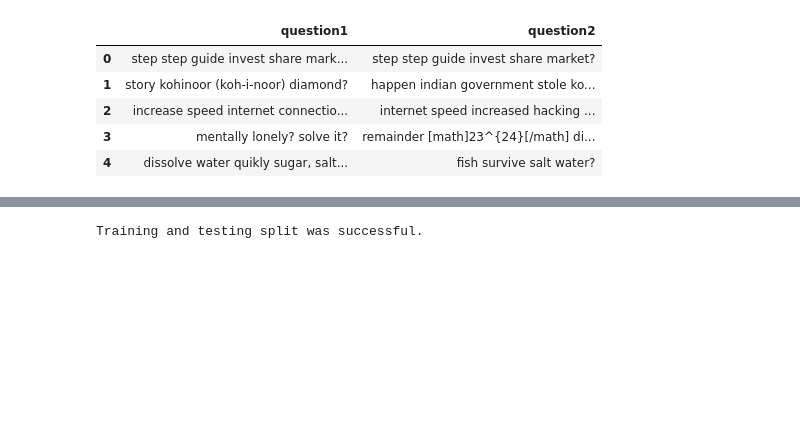
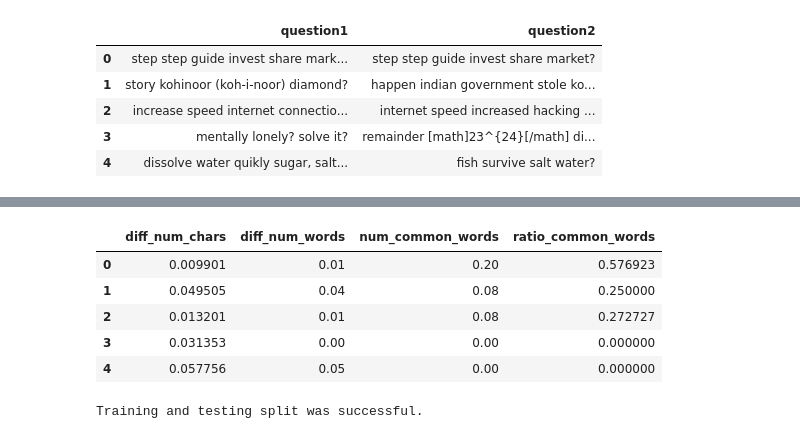
Before and after one commit to adammalpass/quora_duplicates, a Jupyter notebook: quora_duplicates.ipynb, the cells around one changed output, grey strips where cells are left out. Drawn from its saved outputs; the diff is of its cells as text; code cells hidden in the pictures; blank space fills up the shorter version.

Commit message:
Implement minmax scaling before feeding data to model

```diff
--- a/quora_duplicates.ipynb
+++ b/quora_duplicates.ipynb
@@ -199,6 +199,24 @@ display(features.head())
 | 2 | 8 | 1 | 2 | 0.181818 |
 | 3 | 19 | 0 | 0 | 0.000000 |
 | 4 | 35 | 5 | 0 | 0.000000 |
+# %%
+from sklearn import preprocessing
+
+min_max_scaler = preprocessing.MinMaxScaler()
+feature_list = ["diff_num_chars", "diff_num_words", "num_common_words", "ratio_common_words"]
+
+scaled_data = min_max_scaler.fit_transform(features[feature_list])
+
+features_scaled = pd.DataFrame(data = scaled_data, columns=feature_list)
+display(features_scaled.head())
+#display(test)
+# %% [output]
+|  | diff_num_chars | diff_num_words | num_common_words | ratio_common_words |
+| 0 | 0.009901 | 0.01 | 0.20 | 0.576923 |
+| 1 | 0.049505 | 0.04 | 0.08 | 0.250000 |
+| 2 | 0.013201 | 0.01 | 0.08 | 0.272727 |
+| 3 | 0.031353 | 0.00 | 0.00 | 0.000000 |
+| 4 | 0.057756 | 0.05 | 0.00 | 0.000000 |
 # %%
 from sklearn.cross_validation import train_test_split
 
```
Also changed, not shown: parts of 6 cells of this notebook.
